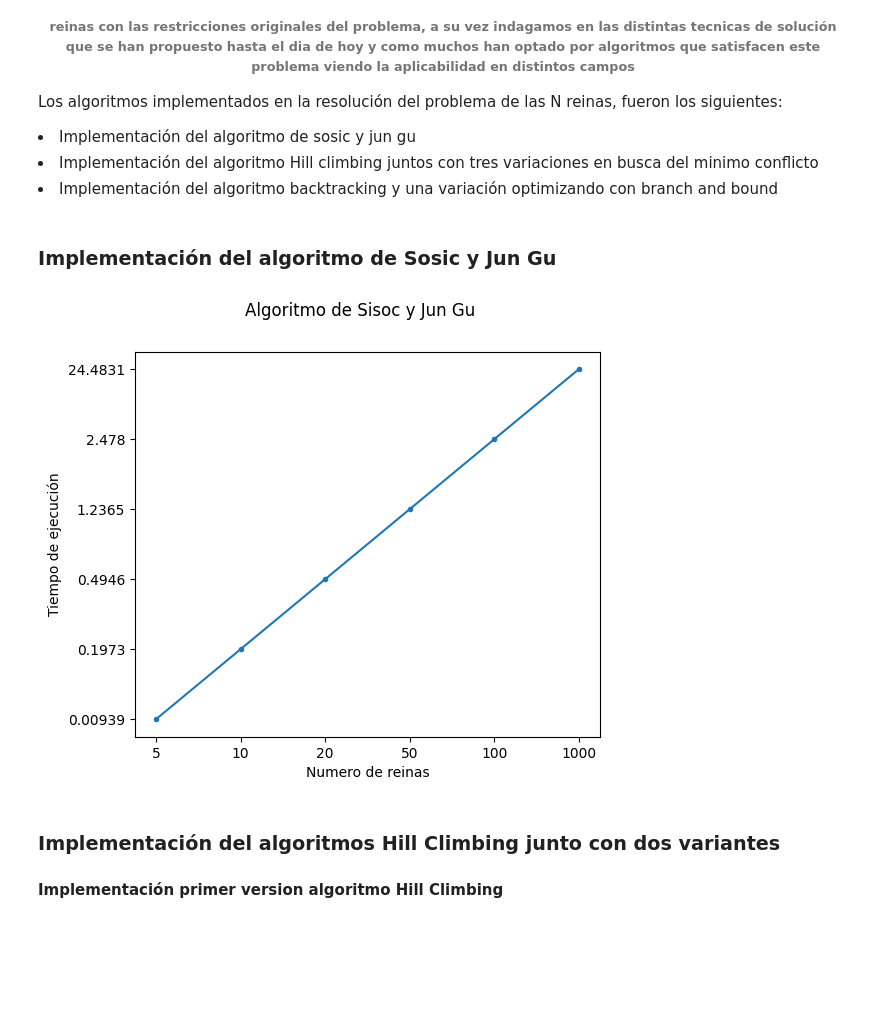
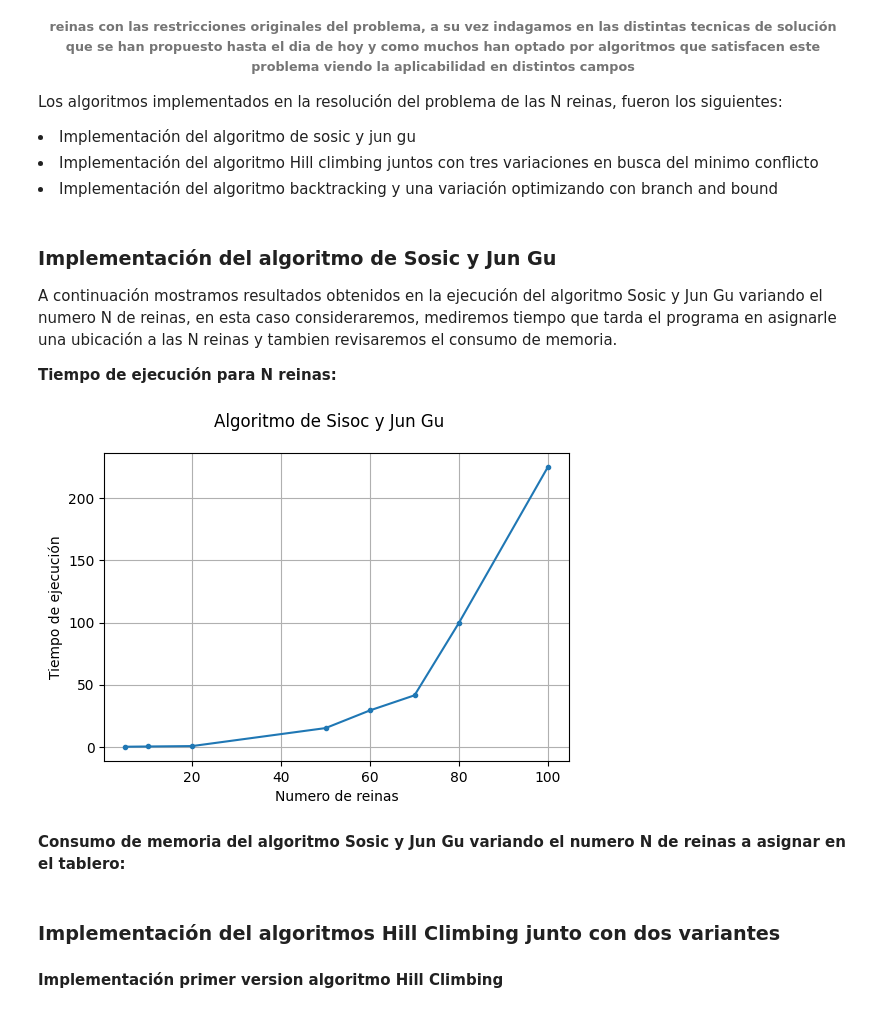
Before and after one commit to SebastianCastro23/N_Queens, a Jupyter notebook: N-Queens problem-Notebook.ipynb, the cells around one changed output. Drawn from its saved outputs; the diff is of its cells as text; code cells hidden in the pictures; blank space fills up the shorter version.

```diff
--- a/N-Queens problem-Notebook.ipynb
+++ b/N-Queens problem-Notebook.ipynb
@@ -9,26 +9,32 @@ por algoritmos que satisfacen este problema viendo la aplicabilidad en distintos
 <li> Implementación del algoritmo de sosic y jun gu </li>
 <li> Implementación del algoritmo Hill climbing juntos con tres variaciones en busca del minimo conflicto</li>
 <li> Implementación del algoritmo backtracking y una variación optimizando con branch and bound</li>
-# %% [markdown]
-<h3>Implementación del algoritmo de Sosic y Jun Gu</h3>
+# %% [markdown]
+<h3>Implementación del algoritmo de Sosic y Jun Gu</h3>
+
+<p>A continuación mostramos resultados obtenidos en la ejecución del algoritmo Sosic y Jun Gu variando el numero N de reinas, en esta caso consideraremos, mediremos tiempo que tarda el programa en asignarle una ubicación a las N reinas y tambien revisaremos el consumo de memoria.</p>
+<b>Tiempo de ejecución para N reinas:</b>
 # %%
 import csv
 import matplotlib.pyplot as plt
 
 dataTimeSosicgau = csv.reader(open('AlgorithmTimeData/Sosic_Gu.csv'))
 results = [] #primer arreglo indexado corresponde al tiempo y el segundo a a la  salida de tiempo del programa
 for row in dataTimeSosicgau:
     if row != []:
         for x in row:
             results.append([i for i in x.split(';') if i!='' ])
-time = [results[0][i] for i in range(1,len(results[0]))]
-n_queens = [results[1][i] for i in range(1,len(results[1]))]
-plt.figure(figsize=(6,5))
+time = [float(results[0][i]) for i in range(1,len(results[0]))]
+n_queens = [int(results[1][i]) for i in range(1,len(results[1]))]
+plt.figure(figsize=(6,4))
+plt.grid()
 plt.plot(n_queens,time,marker='.')
 plt.xlabel("Numero de reinas")
 plt.ylabel("Tiempo de ejecución")
 
 plt.suptitle("Algoritmo de Sisoc y Jun Gu")
 plt.show()
 # %% [output]
-[figure, old version]
+[figure, new version]
+# %% [markdown]
+<b>Consumo de memoria del algoritmo Sosic y Jun Gu variando el numero N de reinas a asignar en el tablero:</b>
```
Also changed, not shown: parts of 3 cells of this notebook, 5 other files.
